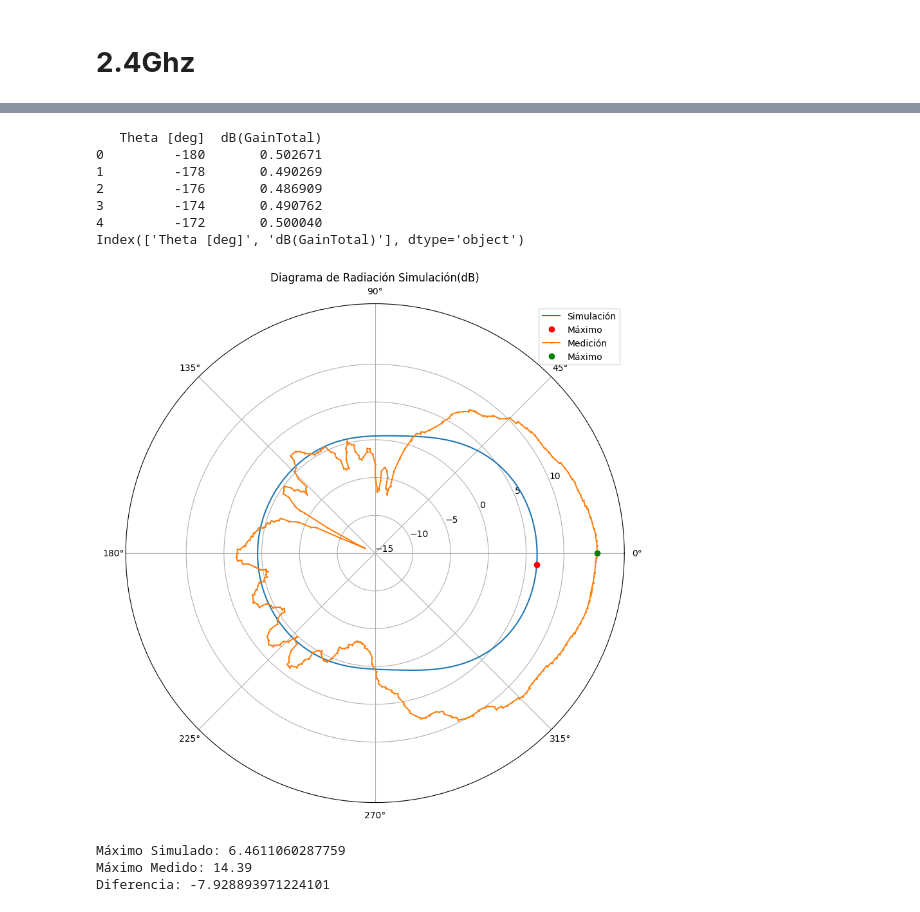
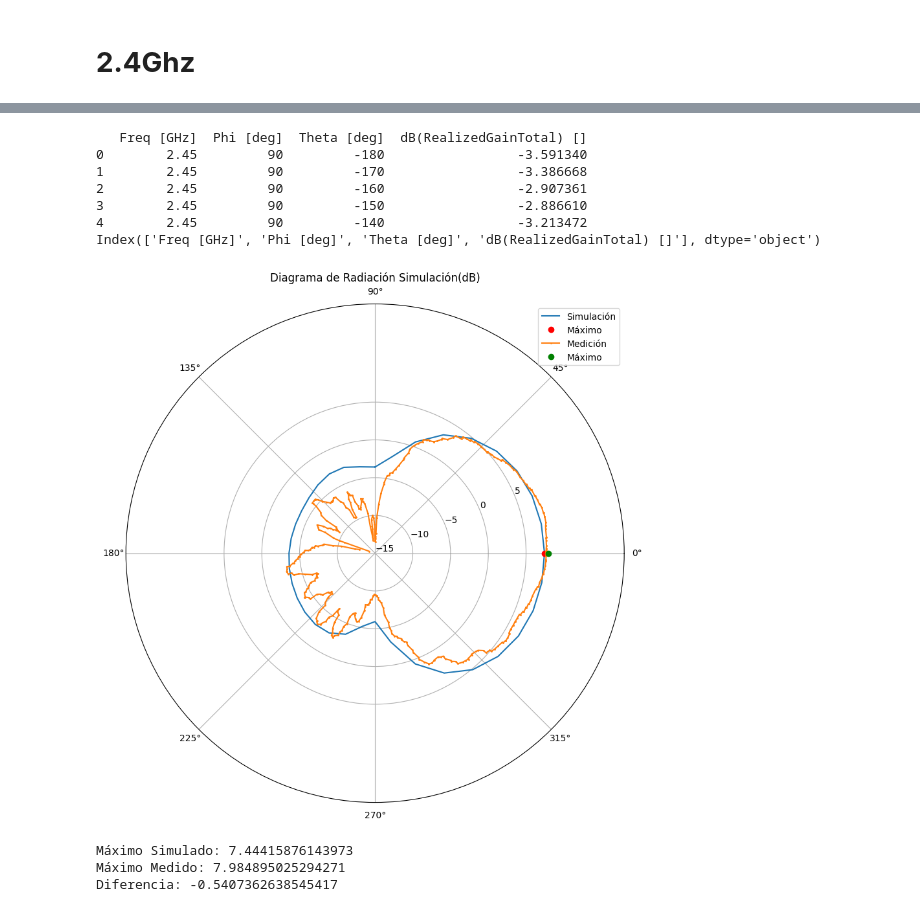
Before and after one commit to NicoNestasio/Antena-Vivaldi, a Jupyter notebook: Vivaldi_2_4GHz_Primer_Modelo.ipynb, the cells around one changed output, grey strips where cells are left out. Cells and saved outputs as stored; diff of their text form; code cells hidden in the pictures.

```diff
--- a/Vivaldi_2_4GHz_Primer_Modelo.ipynb
+++ b/Vivaldi_2_4GHz_Primer_Modelo.ipynb
@@ -60,50 +54,49 @@ import numpy as np
 import matplotlib.pyplot as plt
 import pandas as pd
 # Ruta del archivo Excel
-ruta_csv4 = '/content/Gain Plot 1.csv'
+ruta_csv4 = '/content/Realized Gain Plot2-4GHz_SimulacionAntenaFabricada.csv'
 
 # Importar datos desde Excel a un DataFrame de pandas
 datos4 = pd.read_csv(ruta_csv4)
-datos4.rename(columns={datos4.columns[1]: 'dB(GainTotal)'}, inplace=True)
 # Ver los primeros registros para asegurarte de que los datos se importaron correctamente
 print(datos4.head())
 print(datos4.columns)
 
 # Acceder a los datos de las columnas
 angulos4 = np.deg2rad(datos4['Theta [deg]']-90)
-amplitudes4 = datos4['dB(GainTotal)']
+amplitudes4 = datos4['dB(RealizedGainTotal) []']
 
 
 # Encontrar el punto máximo
 maximo_idx4 = np.argmax(amplitudes4)
 angulo_max4 = angulos4[maximo_idx4]
 amplitud_max4 = amplitudes4[maximo_idx4]
-dif_max=amplitud_max4-amplitud_maxcor
+dif_max=amplitud_max4-amplitud_max
 
 # Crear el gráfico
-plt.figure(figsize=(10, 20))
+plt.figure(figsize=(10, 10))
 plt.polar(angulos4, amplitudes4, marker='o', markersize=0, label='Simulación')
 plt.polar(angulo_max4, amplitud_max4, 'ro', label='Máximo')
-plt.polar(anguloscor, amplitudescor, marker='o', markersize=1, label='Medición')
-plt.polar(0, amplitud_maxcor, 'go', label='Máximo')
+plt.polar(angulos, amplitudes, marker='o', markersize=1, label='Medición')
+plt.polar(0, amplitud_max, 'go', label='Máximo')
 plt.title('Diagrama de Radiación Simulación(dB)')
 plt.legend()
 plt.ylim(-15, 18)  # Por ejemplo, establece el mínimo en 0 y el máximo en 20 dB
-plt.yticks(np.arange(-15, 15, 5))
+plt.yticks(np.arange(-15  , 10, 5))
 plt.show()
 plt.show()
 print('Máximo Simulado:',amplitud_max4 )
-print('Máximo Medido:',amplitud_maxcor )
+print('Máximo Medido:',amplitud_max )
 print('Diferencia:', dif_max)
 # %% [output]
-   Theta [deg]  dB(GainTotal)
-0         -180       0.502671
-1         -178       0.490269
-2         -176       0.486909
-3         -174       0.490762
-4         -172       0.500040
-Index(['Theta [deg]', 'dB(GainTotal)'], dtype='object')
+   Freq [GHz]  Phi [deg]  Theta [deg]  dB(RealizedGainTotal) []
+0        2.45         90         -180                 -3.591340
+1        2.45         90         -170                 -3.386668
+2        2.45         90         -160                 -2.907361
+3        2.45         90         -150                 -2.886610
+4        2.45         90         -140                 -3.213472
+Index(['Freq [GHz]', 'Phi [deg]', 'Theta [deg]', 'dB(RealizedGainTotal) []'], dtype='object')
-[figure, old version]
+[figure, new version]
-Máximo Simulado: 6.4611060287759
-Máximo Medido: 14.39
-Diferencia: -7.928893971224101
+Máximo Simulado: 7.44415876143973
+Máximo Medido: 7.984895025294271
+Diferencia: -0.5407362638545417
```
Also changed, not shown: parts of 1 cell of this notebook.
